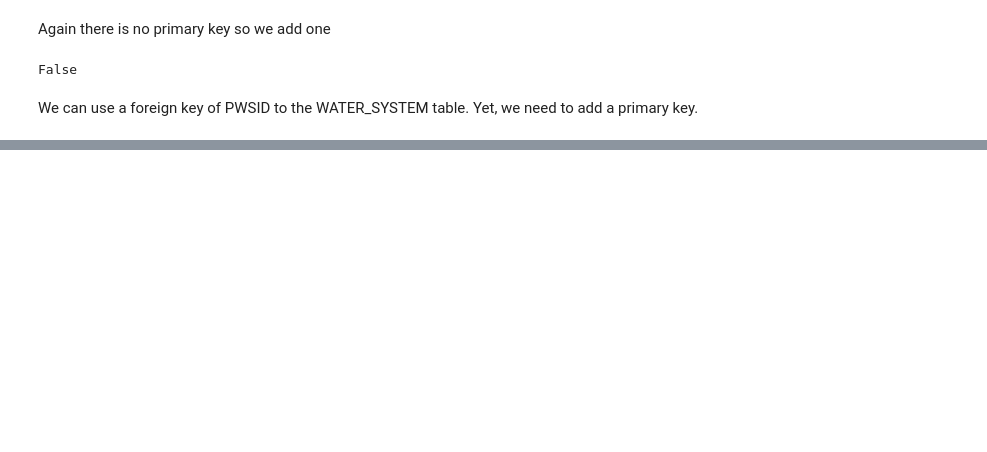
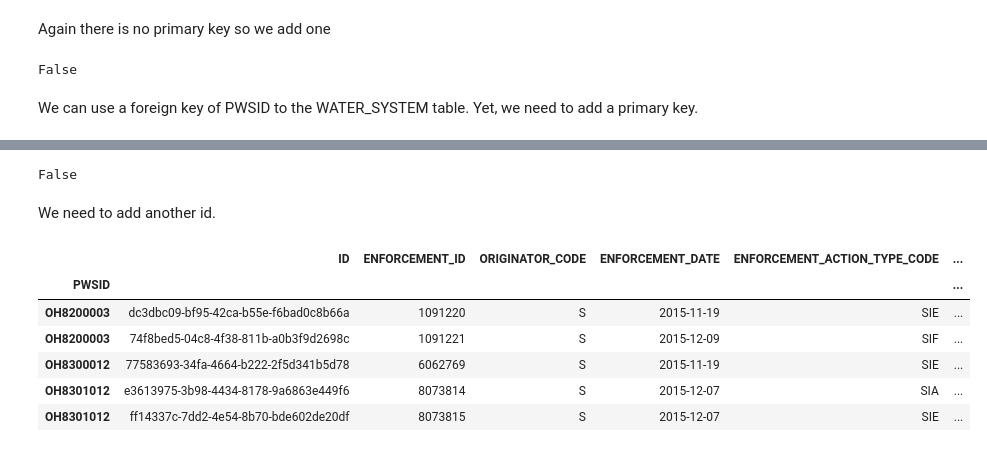
Before and after one commit to codeforboston/safe-water, a Jupyter notebook: csv_pre_processing_for_DB_integration.ipynb, the cells around one changed output, grey strips where cells are left out. Saved outputs shown, nothing was run; the diff lists cells and outputs as text; code cells hidden in the pictures; blank space fills up the shorter version.

```diff
--- a/csv_pre_processing_for_DB_integration.ipynb
+++ b/csv_pre_processing_for_DB_integration.ipynb
@@ -387,0 +426,11 @@ service_area.to_csv(sanitized_service_area_file, sep=",", encoding='utf-8')
+# %%
+ENFORCMENT_DATE_idx = 3
+# %%
+enfo = pd.read_csv(join(PATH_TO_DATA_FOLDER, "DG_ENFORCEMENT_ACTION.csv"),
+                 sep=",",
+                 header=0,
+                 encoding="utf-8",
+                index_col=0,
+                 low_memory=False,
+                 parse_dates=[ENFORCMENT_DATE_idx]
+                 )
@@ -387,0 +467,23 @@ service_area.to_csv(sanitized_service_area_file, sep=",", encoding='utf-8')
+# %%
+enfo['ENFORCEMENT_ID'].is_unique
+# %% [output]
+False
+# %% [markdown]
+We need to add another id.
+# %%
+ids_enfo = []
+for idx in range(enfo.shape[0]):
+    ids_enfo.append(str(uuid.uuid4()))
+# %%
+# Prepend the ID serie to the dataframe
+enfo.insert(0, 'ID', pd.Series(ids_enfo, index=enfo.index))
+# %%
+enfo.head()
+# %% [output]
+|  | ID | ENFORCEMENT_ID | ORIGINATOR_CODE | ENFORCEMENT_DATE | ENFORCEMENT_ACTION_TYPE_CODE | ... |
+| PWSID |  |  |  |  |  | ... |
+| OH8200003 | dc3dbc09-bf95-42ca-b55e-f6bad0c8b66a | 1091220 | S | 2015-11-19 | SIE | ... |
+| OH8200003 | 74f8bed5-04c8-4f38-811b-a0b3f9d2698c | 1091221 | S | 2015-12-09 | SIF | ... |
+| OH8300012 | 77583693-34fa-4664-b222-2f5d341b5d78 | 6062769 | S | 2015-11-19 | SIE | ... |
+| OH8301012 | e3613975-3b98-4434-8178-9a6863e449f6 | 8073814 | S | 2015-12-07 | SIA | ... |
+| OH8301012 | ff14337c-7dd2-4e54-8b70-bde602de20df | 8073815 | S | 2015-12-07 | SIE | ... |
```
Also changed, not shown: parts of 15 cells of this notebook, 1 other file.
